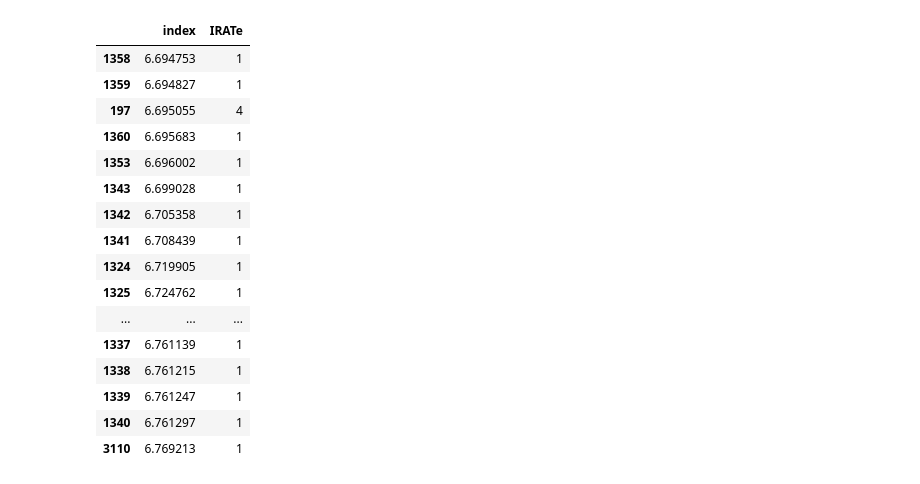
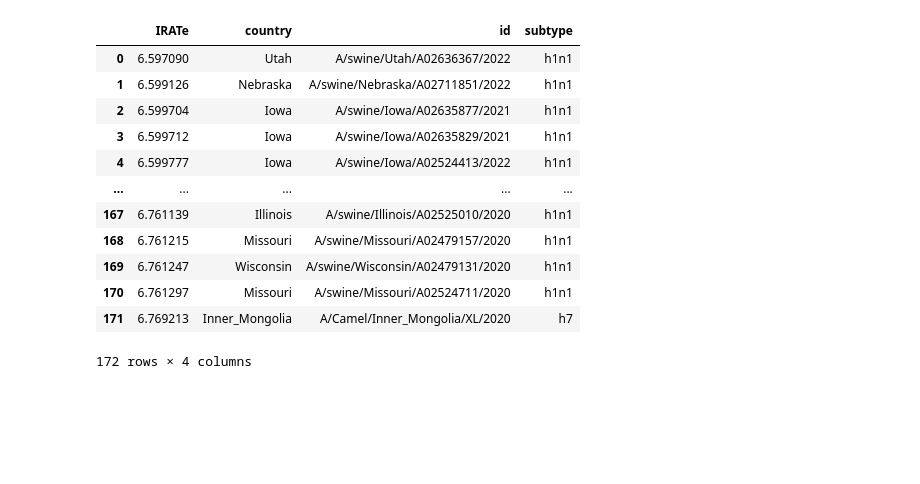
Before and after one commit to zeroknowledgediscovery/emergenet, a Jupyter notebook: irat_qnet/preddata/georisk.ipynb, the cells around one changed output. Saved outputs shown, nothing was run; the diff lists cells and outputs as text; code cells hidden in the pictures; blank space fills up the shorter version.

```diff
--- a/irat_qnet/preddata/georisk.ipynb
+++ b/irat_qnet/preddata/georisk.ipynb
@@ -0,0 +1,9 @@
+# %%
+import pandas as pd
+import glob
+#FILES=['./swine_h1n1.csv','./swine_h3n2.csv','./h5n1.csv','./h5n2.csv','./h5n6.csv','./h3n2.csv']
+
+#FILES=glob.glob('predictions/*h[0-9]*csv')
+FILES=glob.glob('../results/animal_predictions/*csv')
+
+pd.read_csv(FILES[0])
@@ -1,9 +24,4 @@
 # %%
-import pandas as pd
-import glob
-#FILES=['./swine_h1n1.csv','./swine_h3n2.csv','./h5n1.csv','./h5n2.csv','./h5n6.csv','./h3n2.csv']
-
-FILES=glob.glob('predictions/h*csv')
 seqf=pd.DataFrame()
 
 for file in FILES:
@@ -11,6 +29,7 @@ for file in FILES:
     #cols=['id','geometric_mean_risk']
     seqf2=pd.read_csv(file).dropna()#.head(15)
     #seqf2['IRATe']=(-8.1*seqf2.geometric_mean_risk) + 6.2
-    seqf2['IRATe']=seqf2['predicted_irat_score']
+    seqf2=seqf2.rename(columns={'predicted_emergence_score':'IRATe','predicted_impact_score':'IRATi'})
+    seqf2['subtype']=file.split('/')[-1].replace('.csv','')
     seqf=pd.concat([seqf,seqf2])
 # %% [output]
@@ -275,20 +299,16 @@ saveFIG(filename='/home/ishanu/Dropbox/bionorad_wcol.png')
 # %%
-pd.DataFrame(geo_DF.sort_values('IRATe').IRATe.value_counts()).reset_index().sort_values('index').tail(30)
+pd.DataFrame(geo_DF.sort_values('IRATe')[['id','IRATe','country','subtype']].tail(200)).groupby(['IRATe','country']).max().reset_index()
 # %% [output]
-|  | index | IRATe |
-| 1358 | 6.694753 | 1 |
-| 1359 | 6.694827 | 1 |
-| 197 | 6.695055 | 4 |
-| 1360 | 6.695683 | 1 |
-| 1353 | 6.696002 | 1 |
-| 1343 | 6.699028 | 1 |
-| 1342 | 6.705358 | 1 |
-| 1341 | 6.708439 | 1 |
-| 1324 | 6.719905 | 1 |
-| 1325 | 6.724762 | 1 |
-| ... | ... | ... |
-| 1337 | 6.761139 | 1 |
-| 1338 | 6.761215 | 1 |
-| 1339 | 6.761247 | 1 |
-| 1340 | 6.761297 | 1 |
-| 3110 | 6.769213 | 1 |
+|  | IRATe | country | id | subtype |
+| 0 | 6.597090 | Utah | A/swine/Utah/A02636367/2022 | h1n1 |
+| 1 | 6.599126 | Nebraska | A/swine/Nebraska/A02711851/2022 | h1n1 |
+| 2 | 6.599704 | Iowa | A/swine/Iowa/A02635877/2021 | h1n1 |
+| 3 | 6.599712 | Iowa | A/swine/Iowa/A02635829/2021 | h1n1 |
+| 4 | 6.599777 | Iowa | A/swine/Iowa/A02524413/2022 | h1n1 |
+| ... | ... | ... | ... | ... |
+| 167 | 6.761139 | Illinois | A/swine/Illinois/A02525010/2020 | h1n1 |
+| 168 | 6.761215 | Missouri | A/swine/Missouri/A02479157/2020 | h1n1 |
+| 169 | 6.761247 | Wisconsin | A/swine/Wisconsin/A02479131/2020 | h1n1 |
+| 170 | 6.761297 | Missouri | A/swine/Missouri/A02524711/2020 | h1n1 |
+| 171 | 6.769213 | Inner_Mongolia | A/Camel/Inner_Mongolia/XL/2020 | h7 |
+172 rows × 4 columns
```
Also changed, not shown: parts of 19 cells of this notebook, 17 other files.
